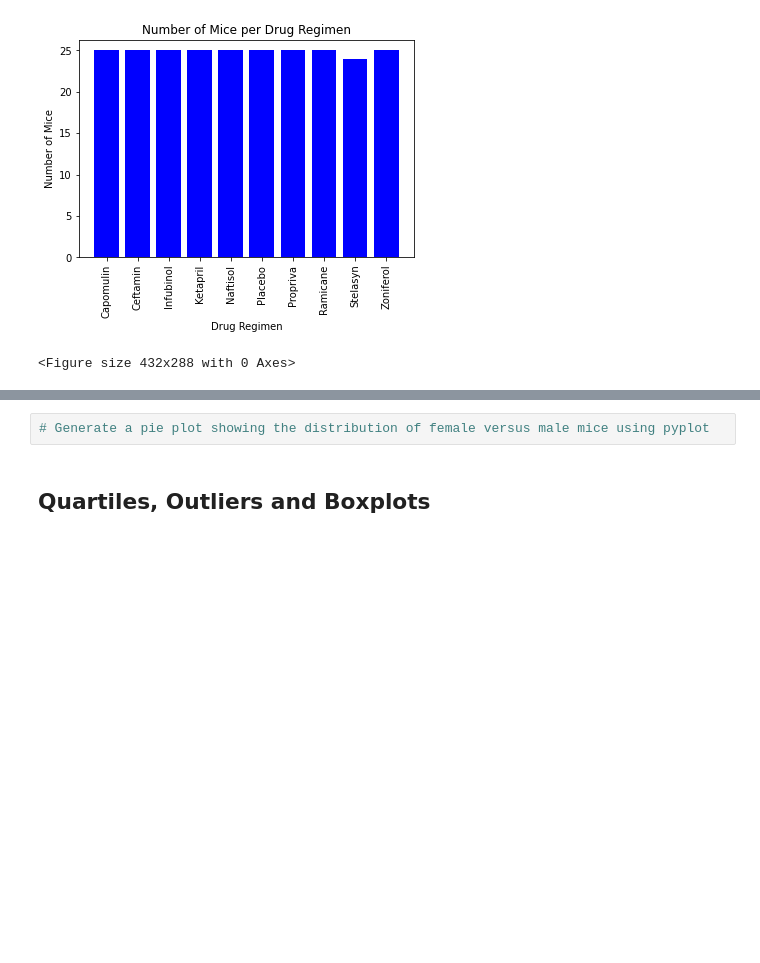
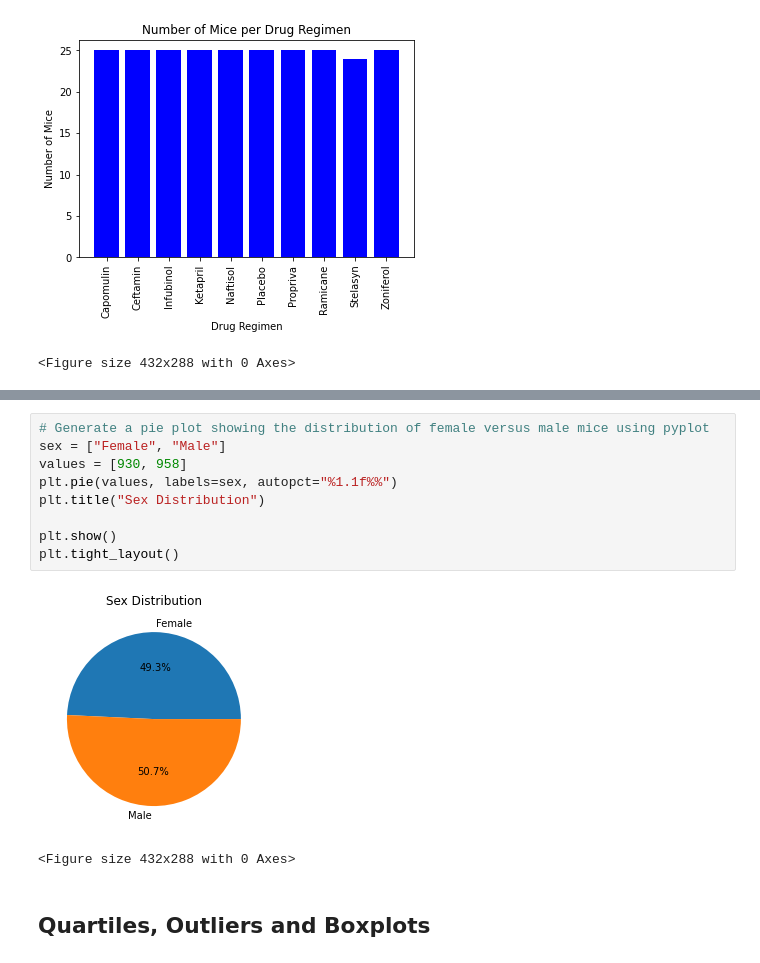
Before and after one commit to markerickson314/pymaceuticals, a Jupyter notebook: pymaceuticals.ipynb, the cells around one changed output, grey strips where cells are left out. Saved outputs shown, nothing was run; the diff lists cells and outputs as text; blank space fills up the shorter version.

```diff
--- a/pymaceuticals.ipynb
+++ b/pymaceuticals.ipynb
@@ -125,6 +126,16 @@ plt.tight_layout()
 <Figure size 432x288 with 0 Axes>
 # %%
 # Generate a pie plot showing the distribution of female versus male mice using pyplot
+sex = ["Female", "Male"]
+values = [930, 958]
+plt.pie(values, labels=sex, autopct="%1.1f%%")
+plt.title("Sex Distribution")
+
+plt.show()
+plt.tight_layout()
+# %% [output]
+[figure, added]
+<Figure size 432x288 with 0 Axes>
 # %% [markdown]
 ## Quartiles, Outliers and Boxplots
 # %%
```
Also changed, not shown: parts of 7 cells of this notebook.
